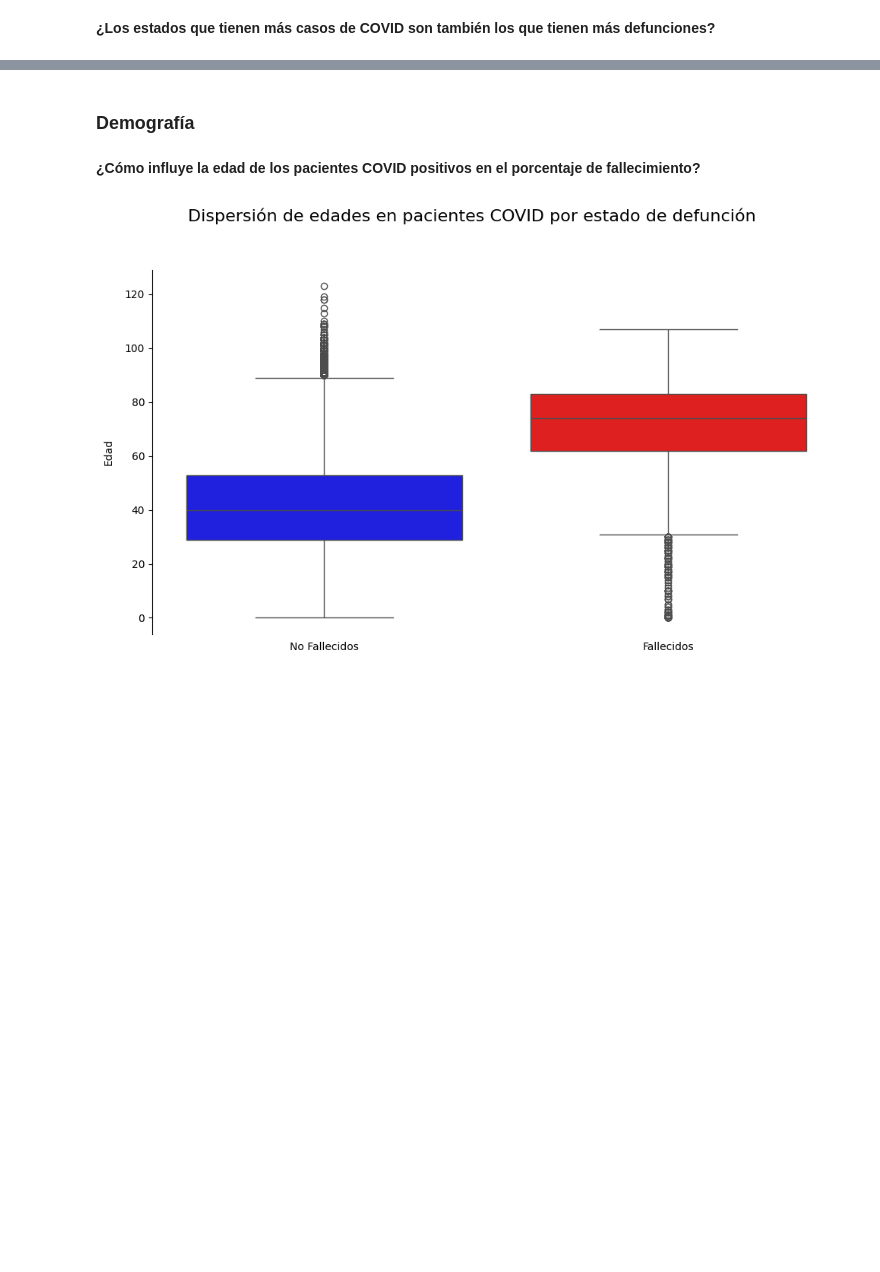
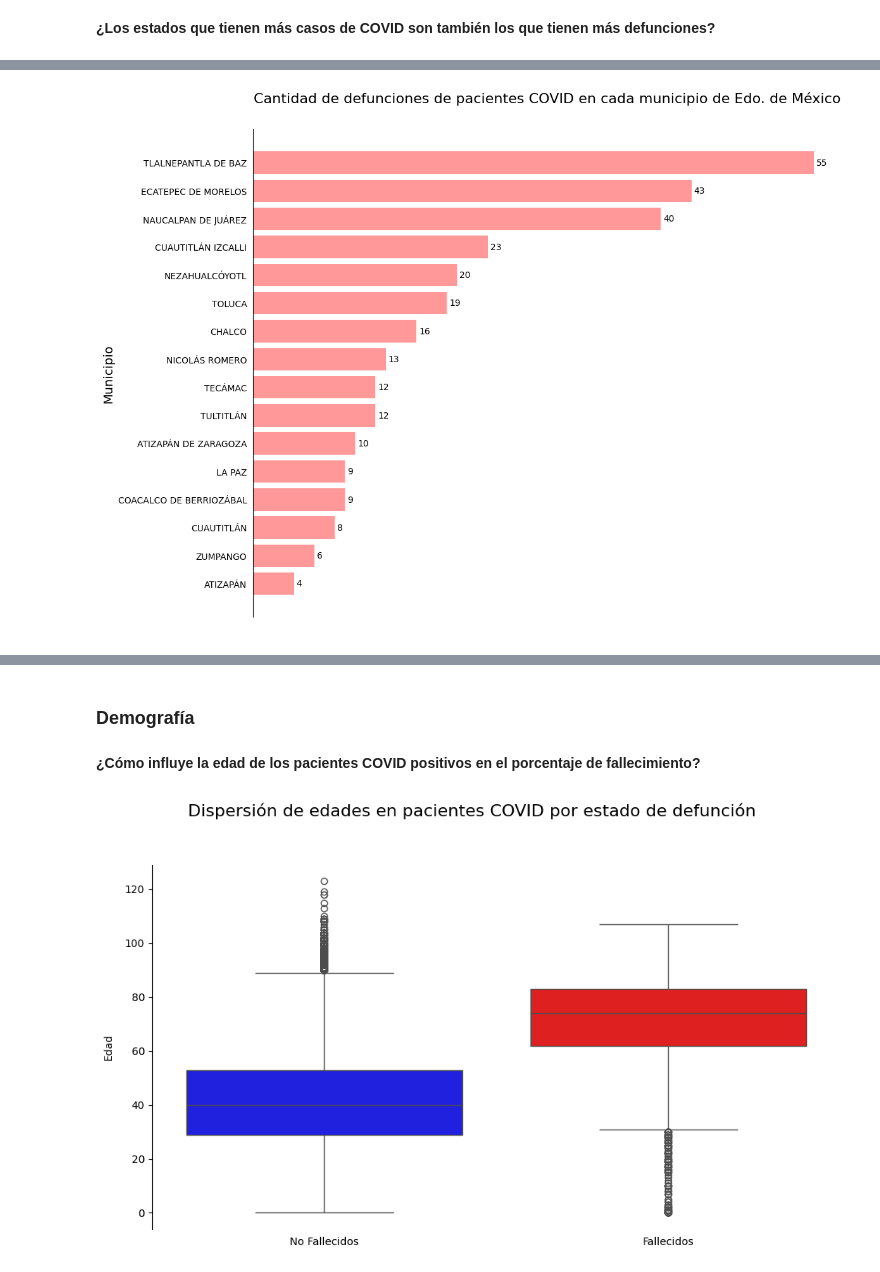
Before and after one commit to VesnaPivac/ML_COVID19-Mexico, a Jupyter notebook: src/visualization/eda.ipynb, the cells around one changed output, grey strips where cells are left out. Cells and saved outputs as stored; diff of their text form; code cells hidden in the pictures; blank space fills up the shorter version.

```diff
--- a/src/visualization/eda.ipynb
+++ b/src/visualization/eda.ipynb
@@ -146,0 +237,35 @@ plt.show()
+# %%
+# Crear gráficos de barras horizontales
+fig, ax = plt.subplots(1, 1, figsize=(12, 10))
+
+# Gráfico para Jalisco
+bars = ax.barh(fallecidos_edomx['MUNICIPIO'][:16], fallecidos_edomx['Defunciones'][:16], color='#ff9999')
+ax.set_title('Cantidad de defunciones de pacientes COVID en cada municipio de Edo. de México', fontsize=16, pad=30)
+ax.set_xlabel(' ', fontsize=14)
+ax.set_ylabel('Municipio', fontsize=14)
+ax.invert_yaxis()  # Invertir el eje y para que las barras más grandes estén arriba
+
+# Desactivar las marcas en el eje x
+ax.tick_params(axis='x', which='both', bottom=False, top=False, labelbottom=False)
+# Desactivar las marcas en el eje y
+ax.tick_params(axis='y', which='both', left=False)
+
+# Mantener solo el borde izquierdo
+ax.spines['left'].set_visible(True)
+ax.spines['bottom'].set_visible(False)
+ax.spines['top'].set_visible(False)
+ax.spines['right'].set_visible(False)
+
+# Añadir el número de defunciones encima de cada barra
+for bar in bars:
+    width = bar.get_width()
+    ax.annotate(f'{width}',
+                xy=(width, bar.get_y() + bar.get_height() / 2),
+                xytext=(3, 0),  # 3 points horizontal offset
+                textcoords="offset points",
+                ha='left', va='center')
+
+# Mostrar la figura
+plt.show()
+# %% [output]
+[figure, added]
```
Also changed, not shown: parts of 14 cells of this notebook.
